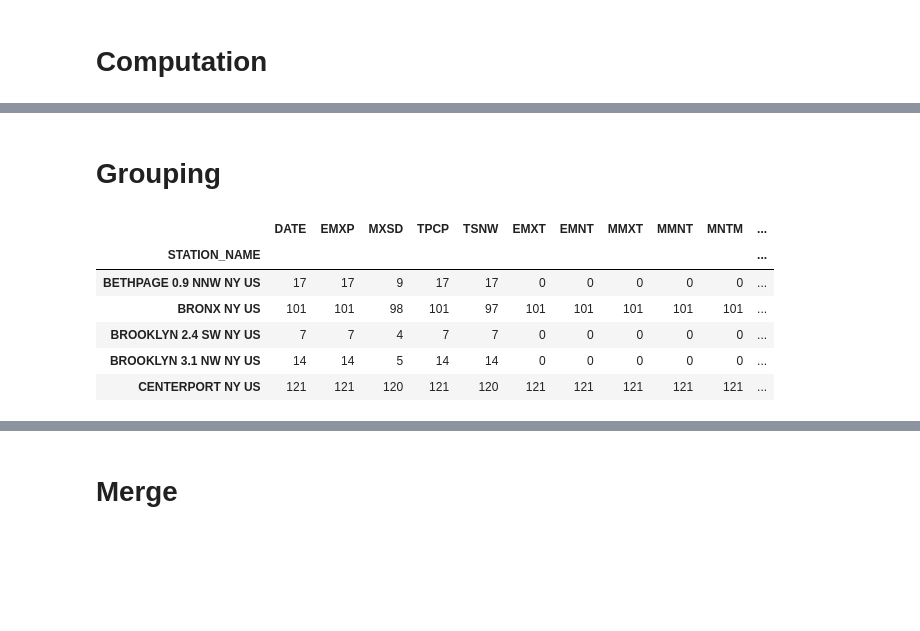
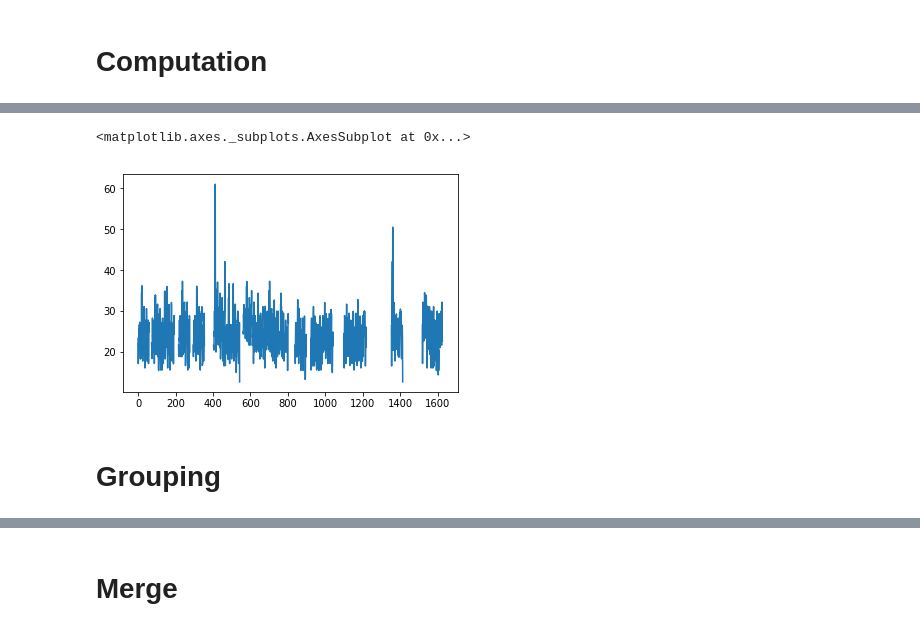
Before and after one commit to amspython/ams_tutorials, a Jupyter notebook: ams2018.ipynb, the cells around one changed output, grey strips where cells are left out. Saved outputs shown, nothing was run; the diff lists cells and outputs as text; code cells hidden in the pictures; blank space fills up the shorter version.

```diff
--- a/ams2018.ipynb
+++ b/ams2018.ipynb
@@ -248,3 +311,9 @@ plt.show()
+# %%
+# divide by 10 because the units are tenths of celsius
+(ghcn.apply(day_range, axis=1)/10).plot()
+# %% [output]
+<matplotlib.axes._subplots.AxesSubplot at 0x...>
+[figure, added]
 # %% [markdown]
 Grouping
 =====
@@ -253,11 +322 @@ Grouping
 by_station = ghcn.groupby("STATION_NAME")
-# %%
-by_station.count().head() #how many of each record
-# %% [output]
-|  | DATE | EMXP | MXSD | TPCP | TSNW | EMXT | EMNT | MMXT | MMNT | MNTM | ... |
-| STATION_NAME |  |  |  |  |  |  |  |  |  |  | ... |
-| BETHPAGE 0.9 NNW NY US | 17 | 17 | 9 | 17 | 17 | 0 | 0 | 0 | 0 | 0 | ... |
-| BRONX NY US | 101 | 101 | 98 | 101 | 97 | 101 | 101 | 101 | 101 | 101 | ... |
-| BROOKLYN 2.4 SW NY US | 7 | 7 | 4 | 7 | 7 | 0 | 0 | 0 | 0 | 0 | ... |
-| BROOKLYN 3.1 NW NY US | 14 | 14 | 5 | 14 | 14 | 0 | 0 | 0 | 0 | 0 | ... |
-| CENTERPORT NY US | 121 | 121 | 120 | 121 | 120 | 121 | 121 | 121 | 121 | 121 | ... |
```
Also changed, not shown: parts of 69 cells of this notebook, 5 other files.
